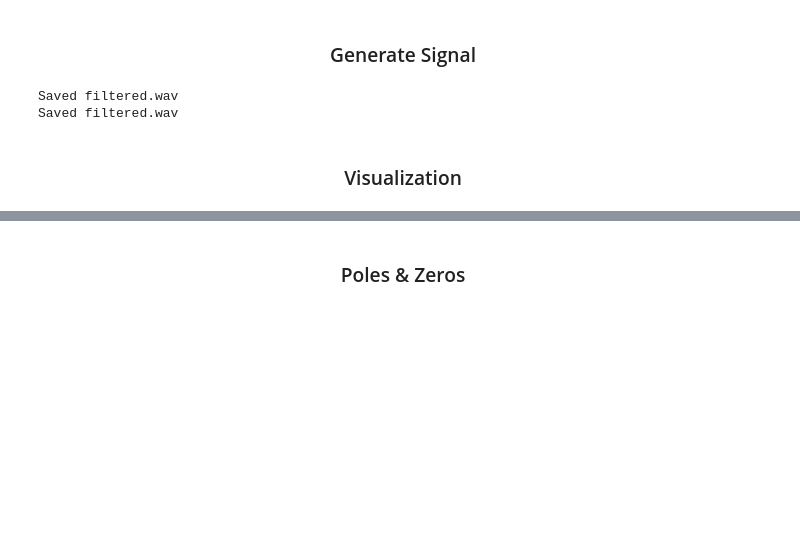
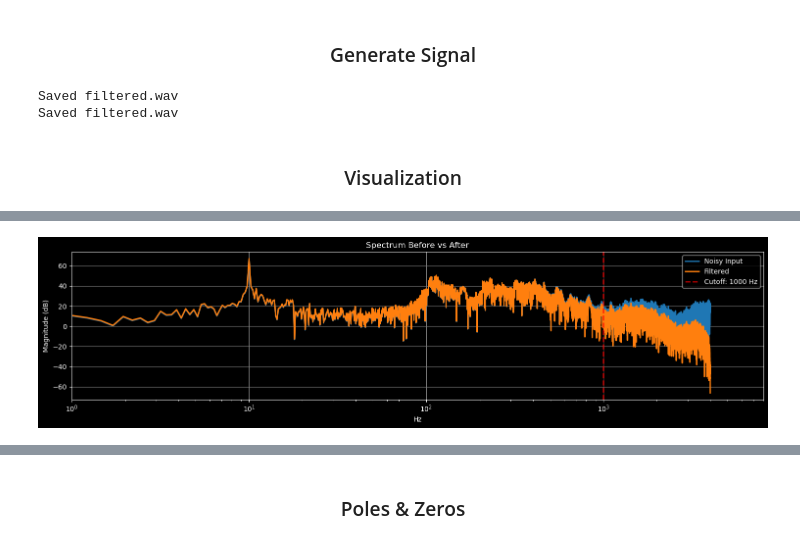
Before and after one commit to AMR-HOSNY11/Butterworth-IIR-and-FIR-Filters, a Jupyter notebook: Filter.ipynb, the cells around one changed output, grey strips where cells are left out. Saved outputs shown, nothing was run; the diff lists cells and outputs as text; code cells hidden in the pictures; blank space fills up the shorter version.

```diff
--- a/Filter.ipynb
+++ b/Filter.ipynb
@@ -246 +257,21 @@ Saved filtered.wav
+# %%
+# 3) FFT before/after
+nfft = 2**15
+X = np.fft.rfft(audio_noisy, n=nfft)
+Y = np.fft.rfft(filtered, n=nfft)
+f = np.fft.rfftfreq(nfft, 1/fs)
+
+plt.figure(figsize=(15, 4))
+plt.semilogx(f, 20*np.log10(np.abs(X)+1e-12), label="Noisy Input")
+plt.semilogx(f, 20*np.log10(np.abs(Y)+1e-12), label="Filtered")
+plt.title("Spectrum Before vs After")
+plt.axvline(CUTOFF_HZ, color='r', linestyle='--', alpha=0.7, label=f'Cutoff: {CUTOFF_HZ} Hz')
+plt.xlabel("Hz")
+plt.ylabel("Magnitude (dB)")
+plt.grid(True)
+plt.legend()
+plt.xlim(1, fs)
+plt.tight_layout()
+# %% [output]
+[figure, added]
 # %%
```
Also changed, not shown: parts of 24 cells of this notebook.
